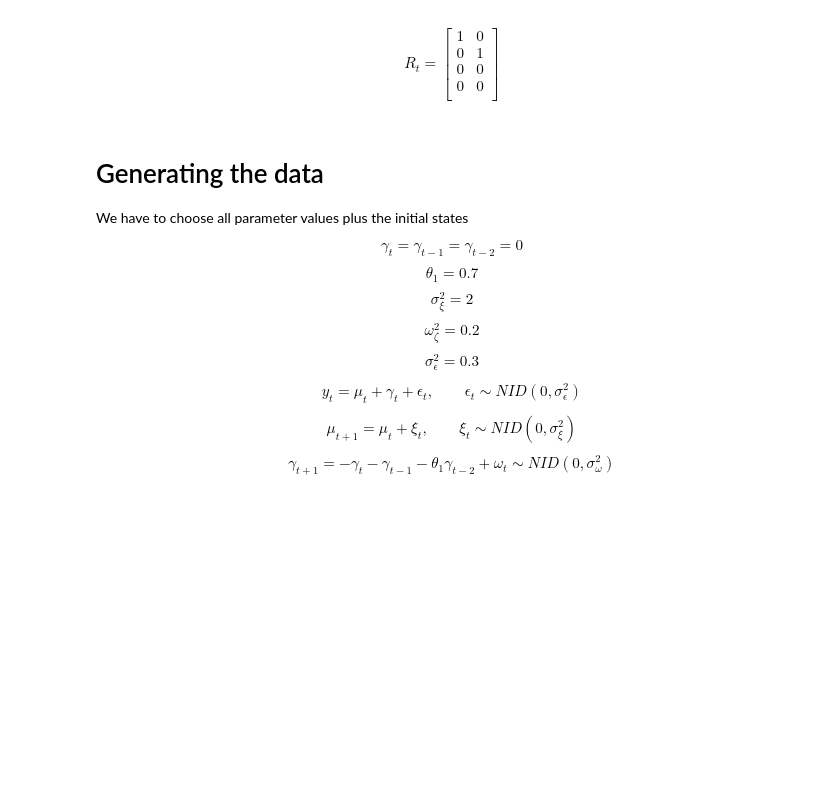
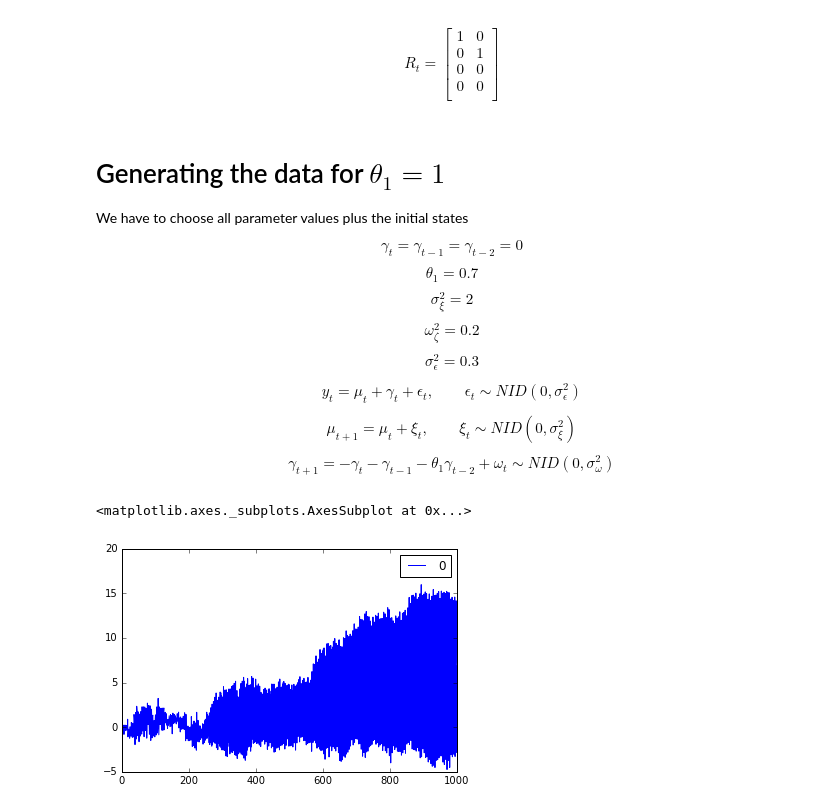
Before and after one commit to pedrobraz1990/BayesianEconometrics, a Jupyter notebook: Local Level Model.ipynb, the cells around one changed output. Cells and saved outputs as stored; diff of their text form; code cells hidden in the pictures; blank space fills up the shorter version.

```diff
--- a/Local Level Model.ipynb
+++ b/Local Level Model.ipynb
@@ -69,7 +73,7 @@ R_t =
 \end{bmatrix}
 $$
 # %% [markdown]
-# Generating the data
+# Generating the data for $\theta_1=1$
 
 We have to choose all parameter values plus the initial states
 
@@ -84,3 +88,48 @@ $$y_t = \mu_t + \gamma_t + \epsilon_t, \qquad \epsilon_t \sim NID(0,\sigma^2_\ep
 $$\mu_{t+1} = \mu_t + \xi_t, \qquad \xi_t \sim NID(0,\sigma^2_\xi) $$
 
 $$\gamma_{t+1} = -\gamma_{t} - \gamma_{t-1} - \theta_1\gamma_{t-2} + \omega_t \sim NID(0,\sigma^2_\omega) $$
+# %%
+n = 1000
+theta1 = 1
+sigmaXi = 0.1
+sigmaOmega = 0.2
+sigmaEpsilon = 0.3
+# %%
+y = np.array([0])
+mi = np.array([0])
+gamma = np.array([0])
+
+xi = np.array([0])
+omega = np.array([0])
+ep = np.array([0])
+
+for i in range(1,n):
+
+    # Level equation
+    xi = np.append(xi,np.random.normal(scale=sigmaXi))
+    mi = np.append(mi,mi[i-1]+xi[i])
+
+    # Seasonality equation
+    omega = np.append(omega,np.random.normal(scale=sigmaOmega))
+    holder = 0
+    if i-1 >= 0:
+        holder -= gamma[i-1]
+    if i-2 >= 0:
+        holder -= gamma[i-2]
+    if i-3 >= 0:
+        holder -= gamma[i-3] * theta1
+
+    gamma = np.append(gamma,holder+omega[i])
+
+    # Series equation
+    ep = np.append(ep,np.random.normal(scale=sigmaEpsilon))
+    y = np.append(y,mi[i]+gamma[i]+ep[i])
+
+y = pd.DataFrame(y)
+mi = pd.DataFrame(mi)
+gamma = pd.DataFrame(gamma)
+# %%
+y.plot()
+# %% [output]
+<matplotlib.axes._subplots.AxesSubplot at 0x...>
+[figure, added]
```
Also changed, not shown: parts of 23 cells of this notebook, 4 other files.
